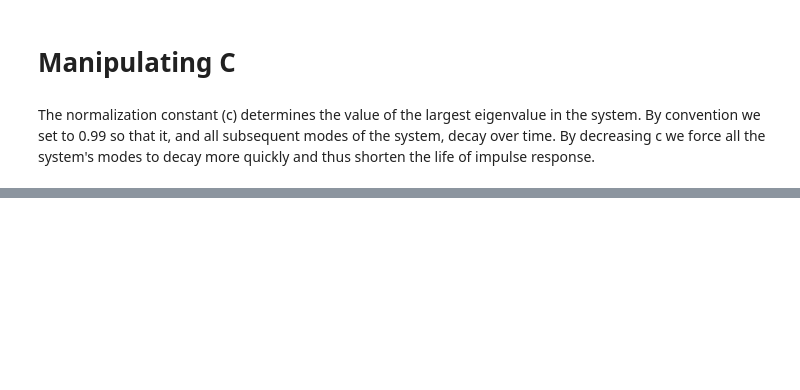
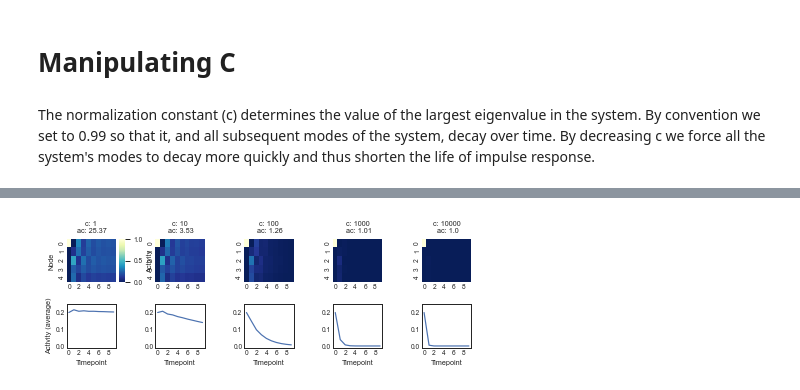
Before and after one commit to lindenmp/linear_system_demos, a Jupyter notebook: impulse_response.ipynb, the cells around one changed output, grey strips where cells are left out. Saved outputs shown, nothing was run; the diff lists cells and outputs as text; code cells hidden in the pictures; blank space fills up the shorter version.

```diff
--- a/impulse_response.ipynb
+++ b/impulse_response.ipynb
@@ -122,0 +200,5 @@ f.savefig('full_toy.svg', dpi = 300, bbox_inches = 'tight')
+# %%
+x_labels = list()
+
+for i in np.arange(0,len(sort_idx)):
+    x_labels.append('(' + str(lesion_indices[0][sort_idx][i]) + ',' + str(lesion_indices[1][sort_idx][i]) + ')')
@@ -189,0 +316,44 @@ f.savefig('full_toy_overc.png', dpi = 300, bbox_inches = 'tight')
+# %%
+sns.set(style='white', context = 'paper', font_scale = 0.75)
+
+f, ax = plt.subplots(2,5)
+f.set_figwidth(7.25)
+f.set_figheight(2)
+plt.subplots_adjust(wspace = 0.8, hspace = 0.5)
+
+u, s, vt = svd(A) # SVD
+
+for i, c in enumerate([1, 10, 10**2, 10**3, 10**4]):
+    A_norm = A/(c + s[0]) # Matrix normalization
+#     print(ave_control(A, c = c)[0])
+
+    x = np.zeros((num_nodes,num_steps))
+    x[0,0] = 1 # set region 0 to be 'on' at T 0
+    for t in np.arange(1,num_steps): # run simulation of linear system
+        x[:,t] = np.dot(A_norm,x[:,t-1])
+
+    if i == 0:
+        pos1 = ax[0,i].get_position() # get the original position
+        pos2 = [pos1.x0 + 0.1, pos1.y0,  pos1.width / 8, pos1.height]
+        cbar_ax = f.add_axes(pos2)
+
+        sns.heatmap(x, ax = ax[0,i], cmap = 'YlGnBu_r', cbar_ax = cbar_ax, cbar_kws={'label': 'Activity'})
+        ax[0,i].set_ylabel('Node')
+    else:
+        sns.heatmap(x, ax = ax[0,i], cmap = 'YlGnBu_r',  cbar = False)
+
+    ax[0,i].set_title('c: '+str(c) + '\n ac: ' + str(np.round(ave_control(A, c = c)[0],2)))
+    ax[0,i].tick_params(pad = -3)
+
+    ax[1,i].plot(x.mean(axis = 0))
+    ax[1,i].set_ylim([-0.01,0.25])
+    ax[1,i].set_xlabel('Timepoint')
+    ax[1,i].set_xticks(np.arange(0, x.shape[1], 2))
+    ax[1,i].tick_params(pad = -3)
+
+    if i == 0:
+        ax[1,i].set_ylabel('Activity (average)')
+
+f.savefig('full_toy_overc.svg', dpi = 300, bbox_inches = 'tight')
+# %% [output]
+[figure, added]
```
Also changed, not shown: parts of 20 cells of this notebook.
